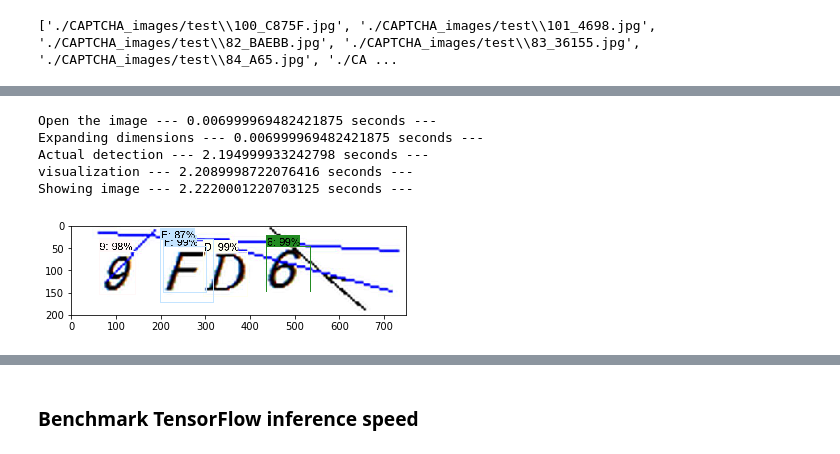
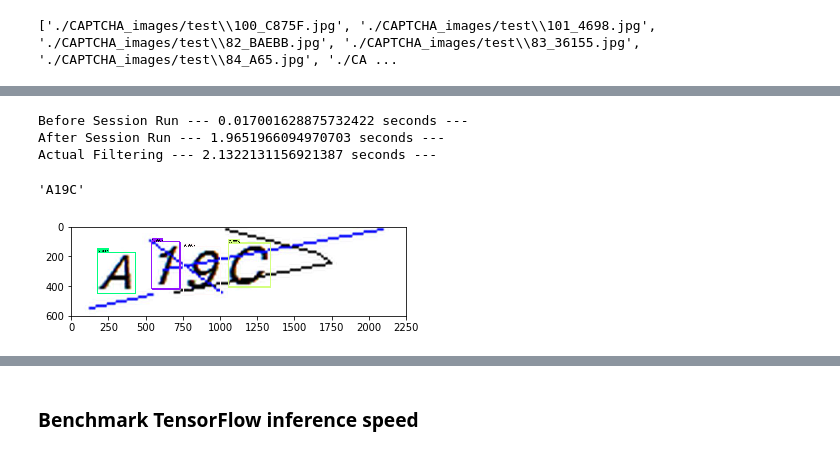
Before and after one commit to NagarajuGunda/PyCaptchaBreaker, a Jupyter notebook: Inference Test.ipynb, the cells around one changed output, grey strips where cells are left out. Cells and saved outputs as stored; diff of their text form; code cells hidden in the pictures.

Commit message:
Inference test update

```diff
--- a/Inference Test.ipynb
+++ b/Inference Test.ipynb
@@ -143,7 +145,7 @@ def run_inference_for_single_image(image, graph):
                 output_dict['detection_masks'] = output_dict['detection_masks'][0]
     return output_dict
 # %%
-for image_path in TEST_IMAGE_PATHS[19:20]:
+def Captcha_detection_old(image_path):
     image = Image.open(image_path)
     # the array based representation of the image will be used later in order to prepare the
     # result image with boxes and labels on it.
@@ -234,9 +292,8 @@ def Captcha_detection(image):
 # %%
-Captcha_detection(TEST_IMAGE_PATHS[19])
+Captcha_detection(TEST_IMAGE_PATHS[12], 6)
 # %% [output]
-Open the image --- 0.006999969482421875 seconds ---
-Expanding dimensions --- 0.006999969482421875 seconds ---
-Actual detection --- 2.194999933242798 seconds ---
-visualization --- 2.2089998722076416 seconds ---
-Showing image --- 2.2220001220703125 seconds ---
+Before Session Run --- 0.017001628875732422 seconds ---
+After Session Run --- 1.9651966094970703 seconds ---
+Actual Filtering --- 2.1322131156921387 seconds ---
+'A19C'
-[figure, old version]
+[figure, new version]
```
Also changed, not shown: parts of 8 cells of this notebook.
